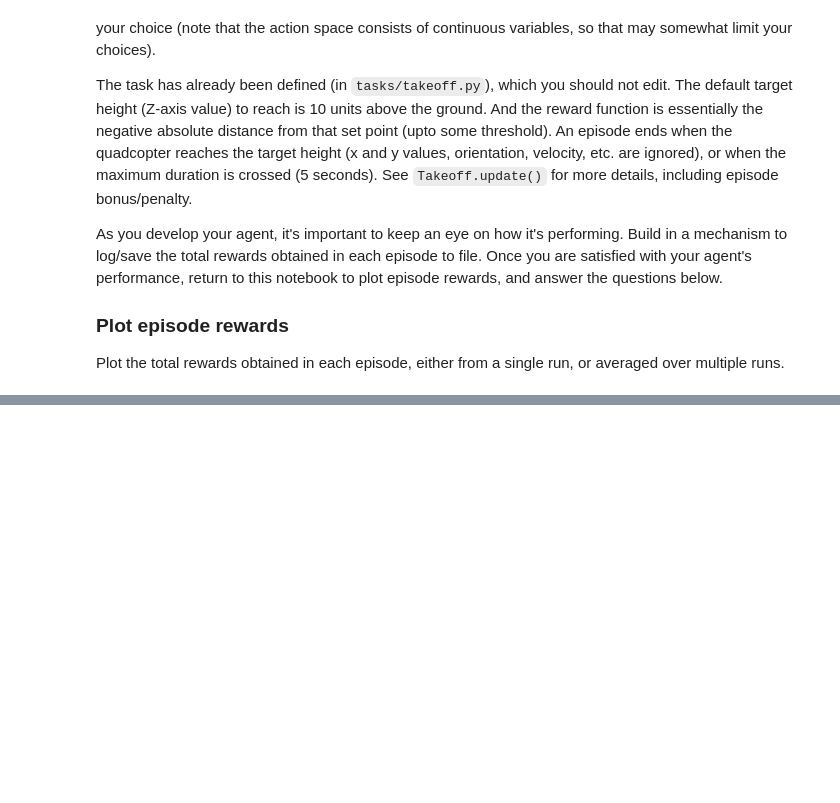
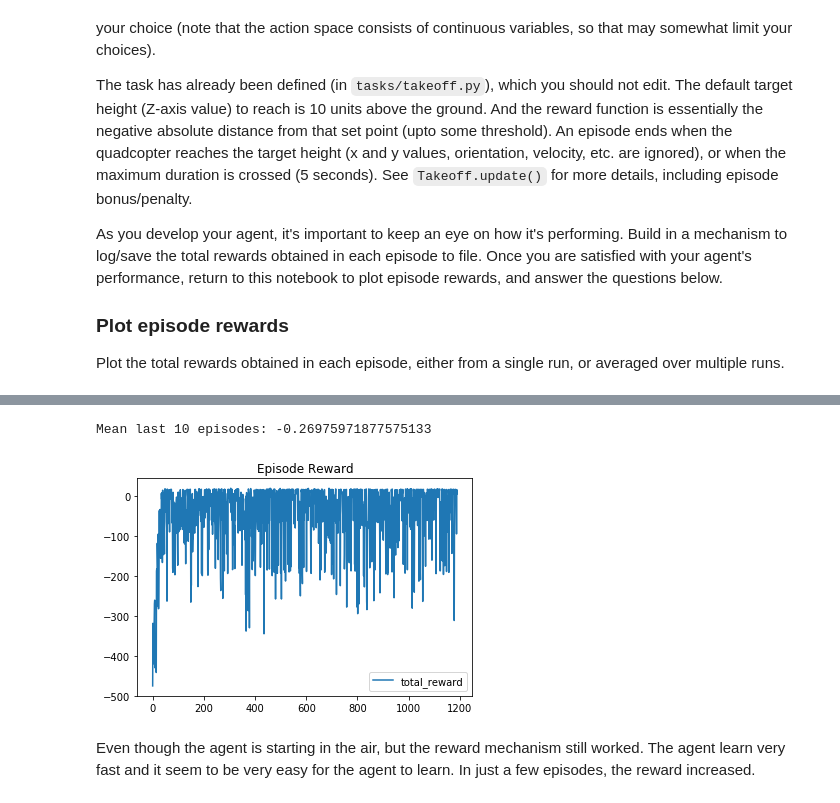
Before and after one commit to hoangchunghien/rl-quadcopter, a Jupyter notebook: quad_controller_rl/notebooks/RL-Quadcopter.ipynb, the cells around one changed output, grey strips where cells are left out. Saved outputs shown, nothing was run; the diff lists cells and outputs as text; code cells hidden in the pictures; blank space fills up the shorter version.

```diff
--- a/quad_controller_rl/notebooks/RL-Quadcopter.ipynb
+++ b/quad_controller_rl/notebooks/RL-Quadcopter.ipynb
@@ -236,3 +264,13 @@ As before, plot the episode rewards, either from a single run, or averaged over
+# %%
+# TODO: Read and plot episode rewards
+df_stats = pd.read_csv('../out/stats_landing.csv')
+df_stats[['total_reward']].plot(title='Episode Reward')
+print('Mean last 10 episodes: {}'.format(df_stats['total_reward'][-10:].mean()))
+# %% [output]
+Mean last 10 episodes: -0.26975971877575133
+[figure, added]
+# %% [markdown]
+Even though the agent is starting in the air, but the reward mechanism still worked. The agent learn very fast and it seem to be very easy for the agent to learn. In just a few episodes, the reward increased.
 # %% [markdown]
 ## Task 4: Combined
 
```
Also changed, not shown: parts of 11 cells of this notebook, 5 other files.
